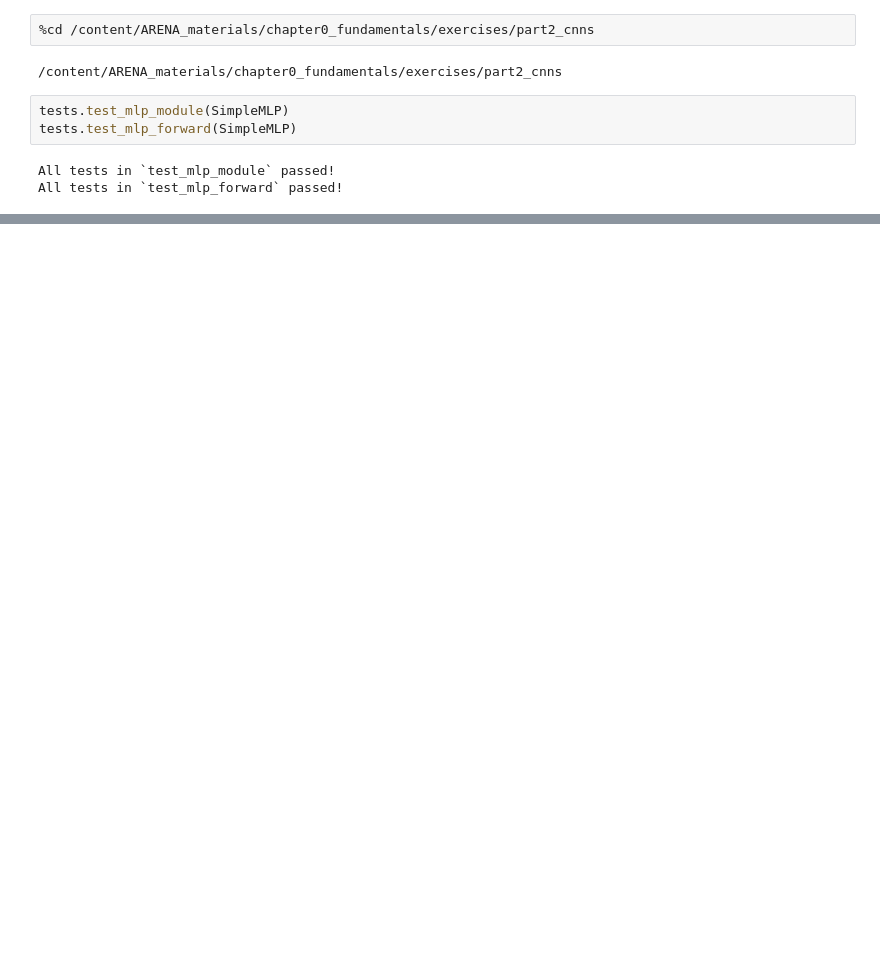
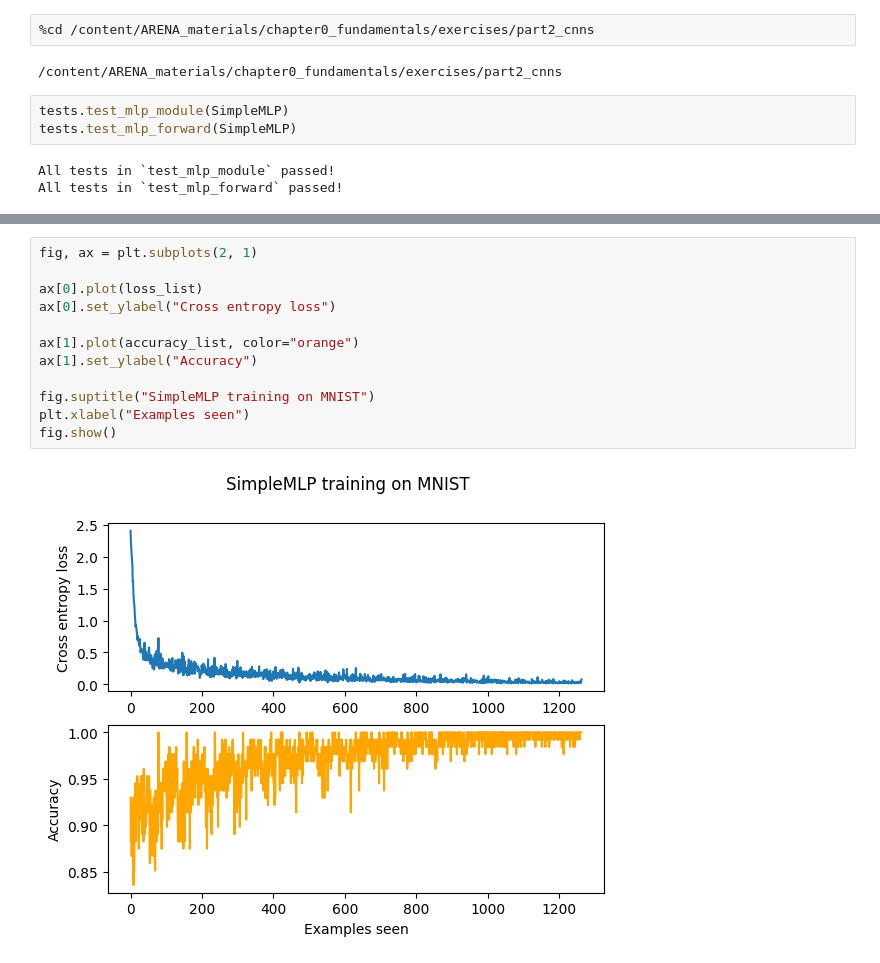
Before and after one commit to TheLedAlchemist/ARENA_materials, a Jupyter notebook: arena_cnns.ipynb, the cells around one changed output, grey strips where cells are left out. Cells and saved outputs as stored; diff of their text form; blank space fills up the shorter version.

```diff
--- a/arena_cnns.ipynb
+++ b/arena_cnns.ipynb
@@ -301,0 +550,14 @@ All tests in `test_mlp_forward` passed!
+# %%
+fig, ax = plt.subplots(2, 1)
+
+ax[0].plot(loss_list)
+ax[0].set_ylabel("Cross entropy loss")
+
+ax[1].plot(accuracy_list, color="orange")
+ax[1].set_ylabel("Accuracy")
+
+fig.suptitle("SimpleMLP training on MNIST")
+plt.xlabel("Examples seen")
+fig.show()
+# %% [output]
+[figure, added]
```
Also changed, not shown: parts of 22 cells of this notebook.
